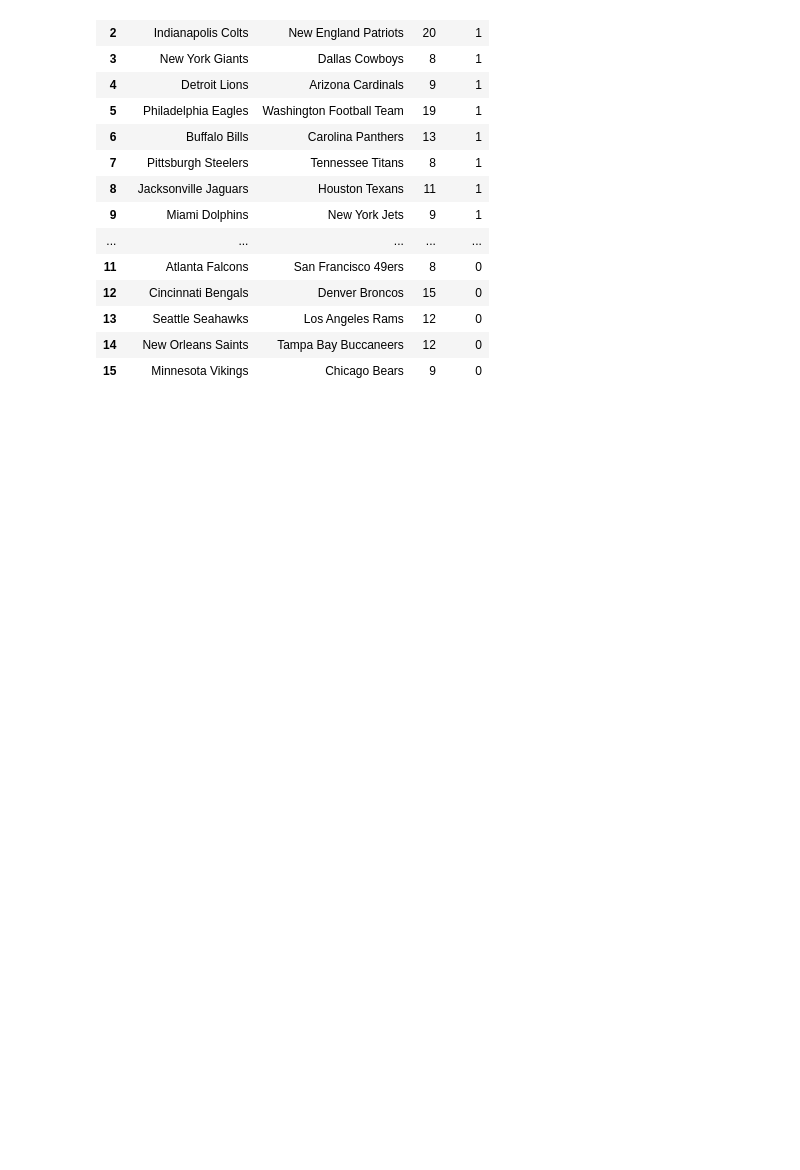
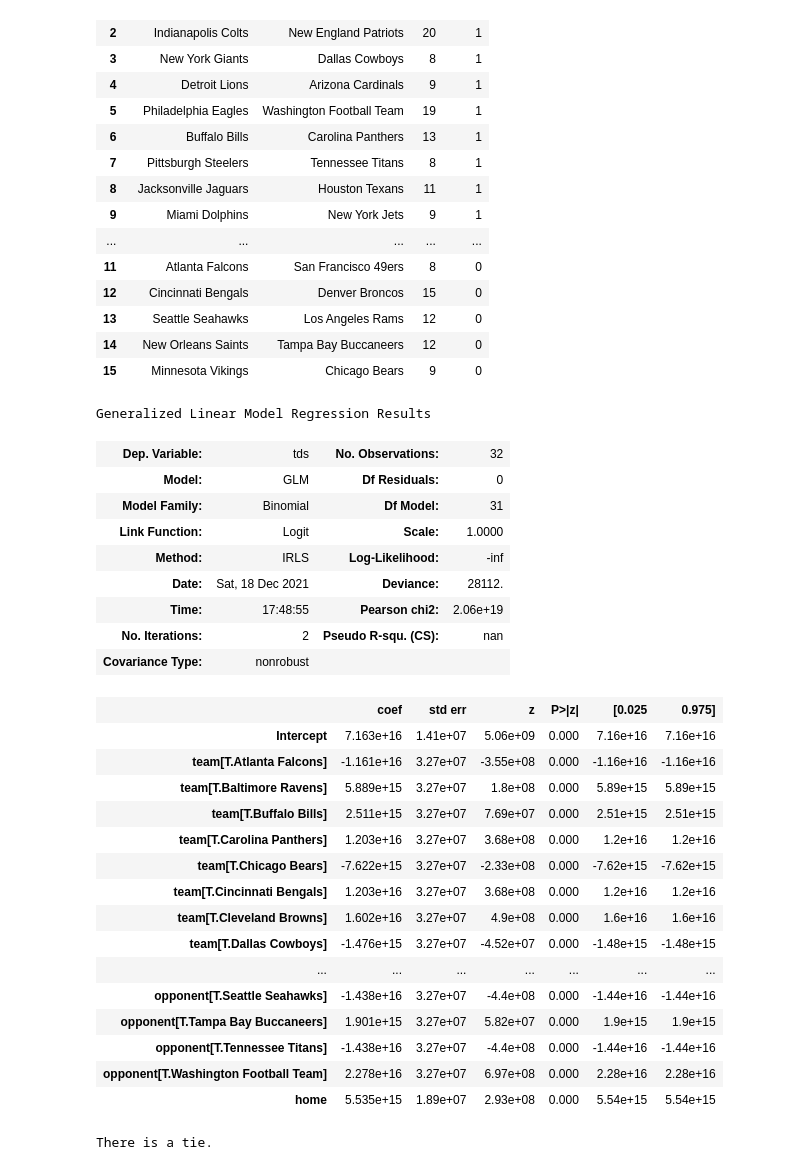
Before and after one commit to RohitPasu/ManILoveFootball, a Jupyter notebook: final.ipynb, the cells around one changed output. Cells and saved outputs as stored; diff of their text form; code cells hidden in the pictures; blank space fills up the shorter version.

Commit message:
Got the binomial regression down, just need to fix the syntax for simulate function

```diff
--- a/final.ipynb
+++ b/final.ipynb
@@ -132,3 +132,33 @@ td_df
 | 13 | Seattle Seahawks | Los Angeles Rams | 12 | 0 |
 | 14 | New Orleans Saints | Tampa Bay Buccaneers | 12 | 0 |
 | 15 | Minnesota Vikings | Chicago Bears | 9 | 0 |
+# %%
+mod = smf.glm(formula="tds ~ home + team + opponent", family=sm.families.Binomial(), data=td_df).fit()
+mod.summary()
+# %% [output]
+Generalized Linear Model Regression Results
+| Dep. Variable: | tds | No. Observations: | 32 |
+| Model: | GLM | Df Residuals: | 0 |
+| Model Family: | Binomial | Df Model: | 31 |
+| Link Function: | Logit | Scale: | 1.0000 |
+| Method: | IRLS | Log-Likelihood: | -inf |
+| Date: | Sat, 18 Dec 2021 | Deviance: | 28112. |
+| Time: | 17:48:55 | Pearson chi2: | 2.06e+19 |
+| No. Iterations: | 2 | Pseudo R-squ. (CS): | nan |
+| Covariance Type: | nonrobust |  |  |
+|  | coef | std err | z | P>|z| | [0.025 | 0.975] |
+| Intercept | 7.163e+16 | 1.41e+07 | 5.06e+09 | 0.000 | 7.16e+16 | 7.16e+16 |
+| team[T.Atlanta Falcons] | -1.161e+16 | 3.27e+07 | -3.55e+08 | 0.000 | -1.16e+16 | -1.16e+16 |
+| team[T.Baltimore Ravens] | 5.889e+15 | 3.27e+07 | 1.8e+08 | 0.000 | 5.89e+15 | 5.89e+15 |
+| team[T.Buffalo Bills] | 2.511e+15 | 3.27e+07 | 7.69e+07 | 0.000 | 2.51e+15 | 2.51e+15 |
+| team[T.Carolina Panthers] | 1.203e+16 | 3.27e+07 | 3.68e+08 | 0.000 | 1.2e+16 | 1.2e+16 |
+| team[T.Chicago Bears] | -7.622e+15 | 3.27e+07 | -2.33e+08 | 0.000 | -7.62e+15 | -7.62e+15 |
+| team[T.Cincinnati Bengals] | 1.203e+16 | 3.27e+07 | 3.68e+08 | 0.000 | 1.2e+16 | 1.2e+16 |
+| team[T.Cleveland Browns] | 1.602e+16 | 3.27e+07 | 4.9e+08 | 0.000 | 1.6e+16 | 1.6e+16 |
+| team[T.Dallas Cowboys] | -1.476e+15 | 3.27e+07 | -4.52e+07 | 0.000 | -1.48e+15 | -1.48e+15 |
+| ... | ... | ... | ... | ... | ... | ... |
+| opponent[T.Seattle Seahawks] | -1.438e+16 | 3.27e+07 | -4.4e+08 | 0.000 | -1.44e+16 | -1.44e+16 |
+| opponent[T.Tampa Bay Buccaneers] | 1.901e+15 | 3.27e+07 | 5.82e+07 | 0.000 | 1.9e+15 | 1.9e+15 |
+| opponent[T.Tennessee Titans] | -1.438e+16 | 3.27e+07 | -4.4e+08 | 0.000 | -1.44e+16 | -1.44e+16 |
+| opponent[T.Washington Football Team] | 2.278e+16 | 3.27e+07 | 6.97e+08 | 0.000 | 2.28e+16 | 2.28e+16 |
+| home | 5.535e+15 | 1.89e+07 | 2.93e+08 | 0.000 | 5.54e+15 | 5.54e+15 |
@@ -134,0 +188,8 @@ td_df
+# %%
+homeTeam = "New York Giants"
+awayTeam = "Dallas Cowboys"
+sim = simulate_match(mod, homeTeam, awayTeam, max_tds=9)
+
+check_winner(homeTeam, awayTeam, sim)
+# %% [output]
+There is a tie.
```
Also changed, not shown: parts of 3 cells of this notebook.
